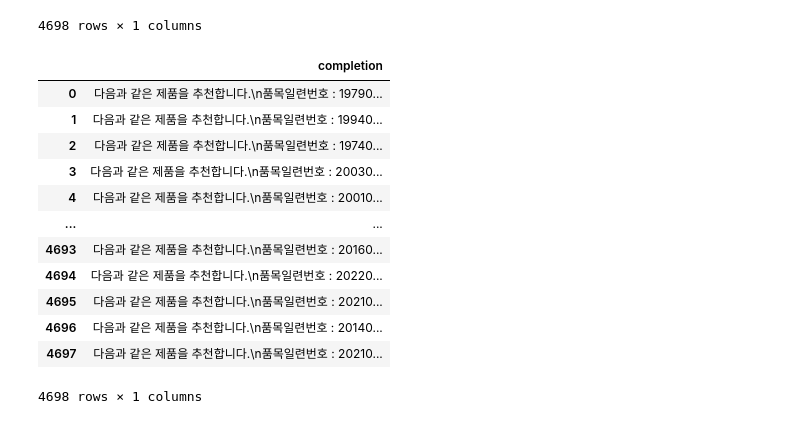
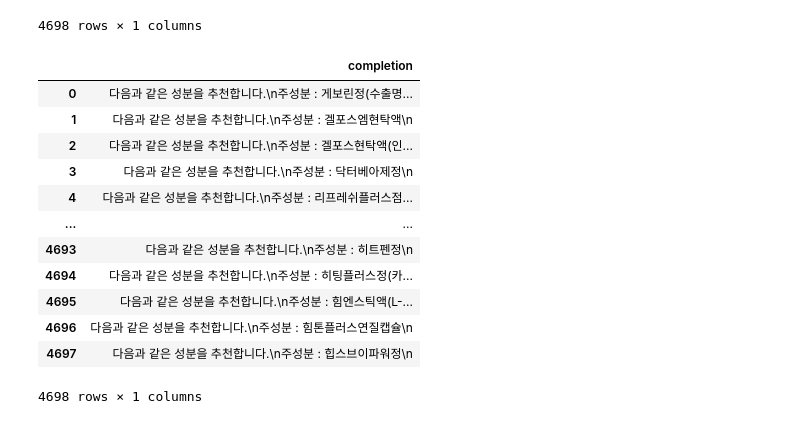
Before and after one commit to LunaGeonWoo/smart-pharmacy-backend, a Jupyter notebook: traingpt.ipynb, the cells around one changed output. Cells and saved outputs as stored; diff of their text form; code cells hidden in the pictures.

```diff
--- a/traingpt.ipynb
+++ b/traingpt.ipynb
@@ -56,26 +56,26 @@ prompt
 # %%
 completion = pd.DataFrame(
     {
         "completion": [
-            f"다음과 같은 제품을 추천합니다.\n품목일련번호 : {serial}\n제품명 : {name}\n"
+            f"다음과 같은 성분을 추천합니다.\n주성분 : {name}\n"
             for serial, name in zip(df["품목일련번호"], df["제품명"])
         ]
     }
 )
 completion
 # %% [output]
 |  | completion |
-| 0 | 다음과 같은 제품을 추천합니다.\n품목일련번호 : 19790... |
-| 1 | 다음과 같은 제품을 추천합니다.\n품목일련번호 : 19940... |
-| 2 | 다음과 같은 제품을 추천합니다.\n품목일련번호 : 19740... |
-| 3 | 다음과 같은 제품을 추천합니다.\n품목일련번호 : 20030... |
-| 4 | 다음과 같은 제품을 추천합니다.\n품목일련번호 : 20010... |
+| 0 | 다음과 같은 성분을 추천합니다.\n주성분 : 게보린정(수출명... |
+| 1 | 다음과 같은 성분을 추천합니다.\n주성분 : 겔포스엠현탁액\n |
+| 2 | 다음과 같은 성분을 추천합니다.\n주성분 : 겔포스현탁액(인... |
+| 3 | 다음과 같은 성분을 추천합니다.\n주성분 : 닥터베아제정\n |
+| 4 | 다음과 같은 성분을 추천합니다.\n주성분 : 리프레쉬플러스점... |
 | ... | ... |
-| 4693 | 다음과 같은 제품을 추천합니다.\n품목일련번호 : 20160... |
-| 4694 | 다음과 같은 제품을 추천합니다.\n품목일련번호 : 20220... |
-| 4695 | 다음과 같은 제품을 추천합니다.\n품목일련번호 : 20210... |
-| 4696 | 다음과 같은 제품을 추천합니다.\n품목일련번호 : 20140... |
-| 4697 | 다음과 같은 제품을 추천합니다.\n품목일련번호 : 20210... |
+| 4693 | 다음과 같은 성분을 추천합니다.\n주성분 : 히트펜정\n |
+| 4694 | 다음과 같은 성분을 추천합니다.\n주성분 : 히팅플러스정(카... |
+| 4695 | 다음과 같은 성분을 추천합니다.\n주성분 : 힘엔스틱액(L-... |
+| 4696 | 다음과 같은 성분을 추천합니다.\n주성분 : 힘톤플러스연질캡슐\n |
+| 4697 | 다음과 같은 성분을 추천합니다.\n주성분 : 힙스브이파워정\n |
 4698 rows × 1 columns
 # %%
 prompt = prompt.join(completion)
```
Also changed, not shown: parts of 1 cell of this notebook, 7 other files.
